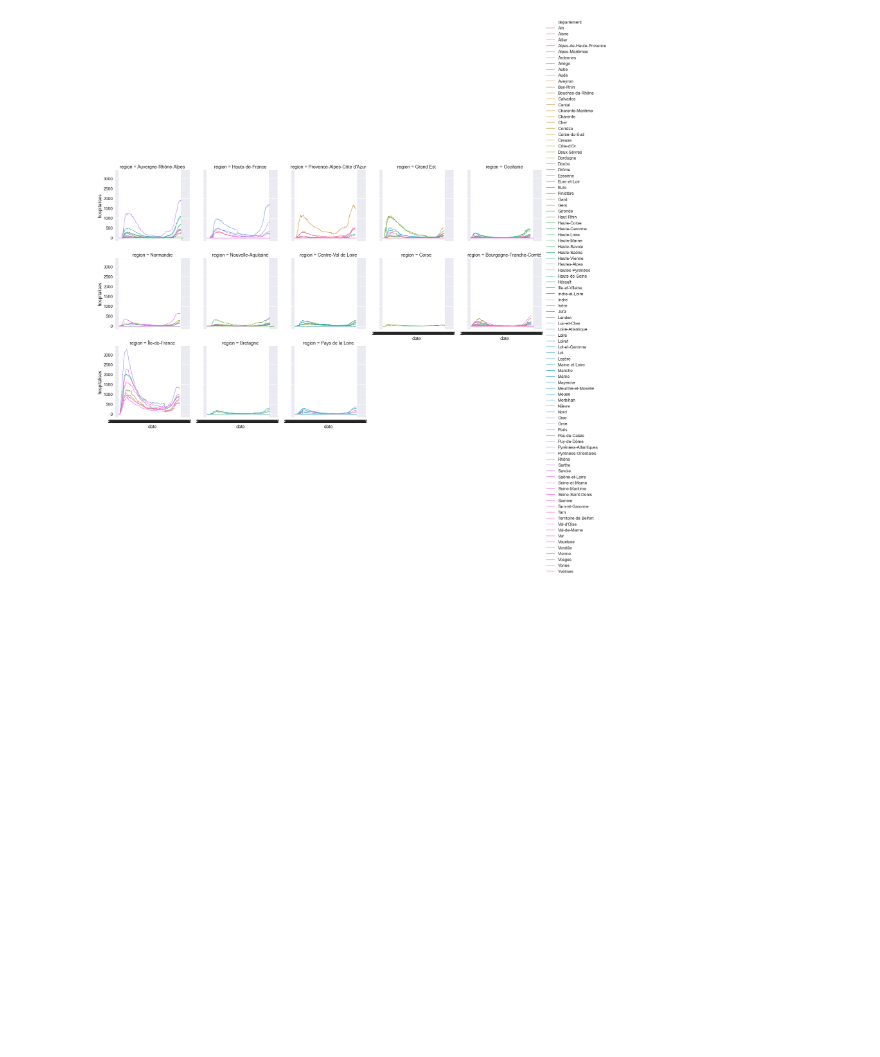
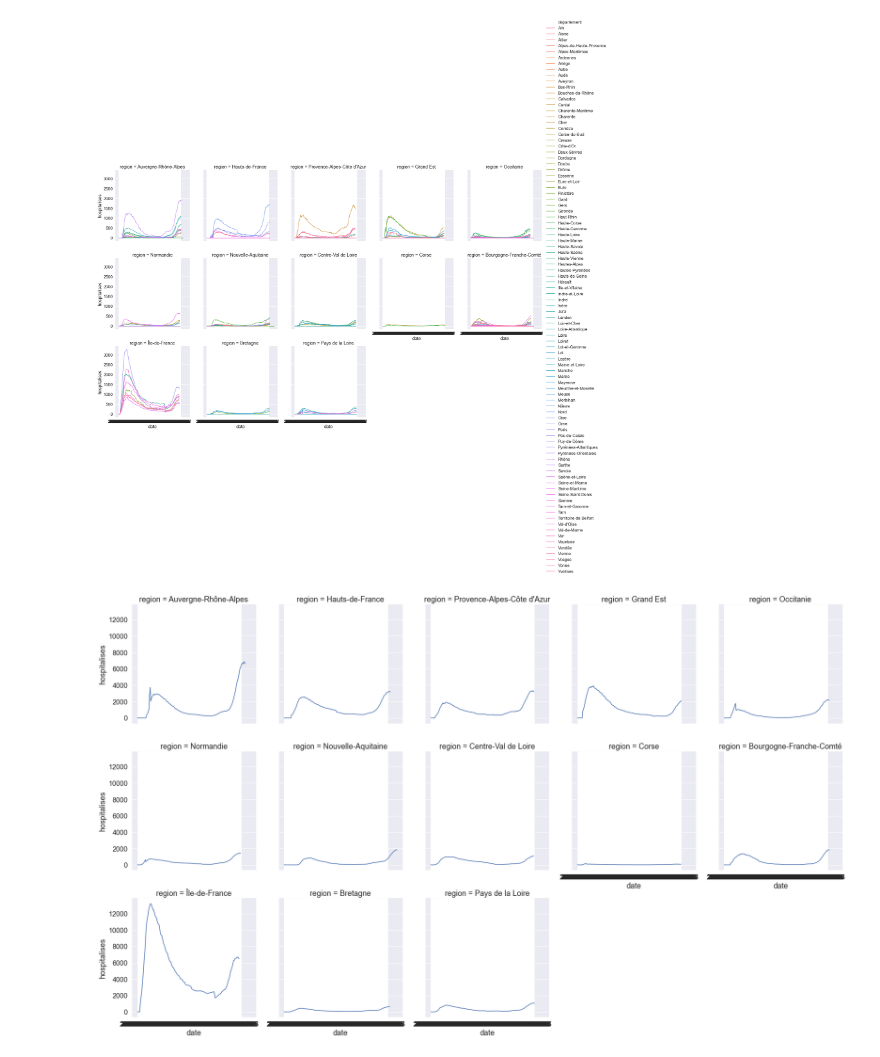
Before and after one commit to bastrob/TP_COVID_YNOV, a Jupyter notebook: Documentation_Projet_Data.ipynb, the cells around one changed output. Drawn from its saved outputs; the diff is of its cells as text; code cells hidden in the pictures; blank space fills up the shorter version.

Commit message:
Add files via upload
Fichier de cheminement des Data Vis seaborn

```diff
--- a/Documentation_Projet_Data.ipynb
+++ b/Documentation_Projet_Data.ipynb
@@ -103,3 +103,13 @@ sns.relplot(x="date", y="hospitalises", hue="departement",
             kind="line", data=df);
 # %% [output]
 [figure]
+# %%
+sns.set(style="ticks", color_codes=True, font_scale=1.5)
+color = sns.color_palette()
+sns.set_style('darkgrid')
+
+sns.relplot(x="date", y="hospitalises",
+            col="region", col_wrap=5,
+            kind="line", data=df, ci=None, estimator=sum);
+# %% [output]
+[figure, added]
```
Also changed, not shown: parts of 6 cells of this notebook.
